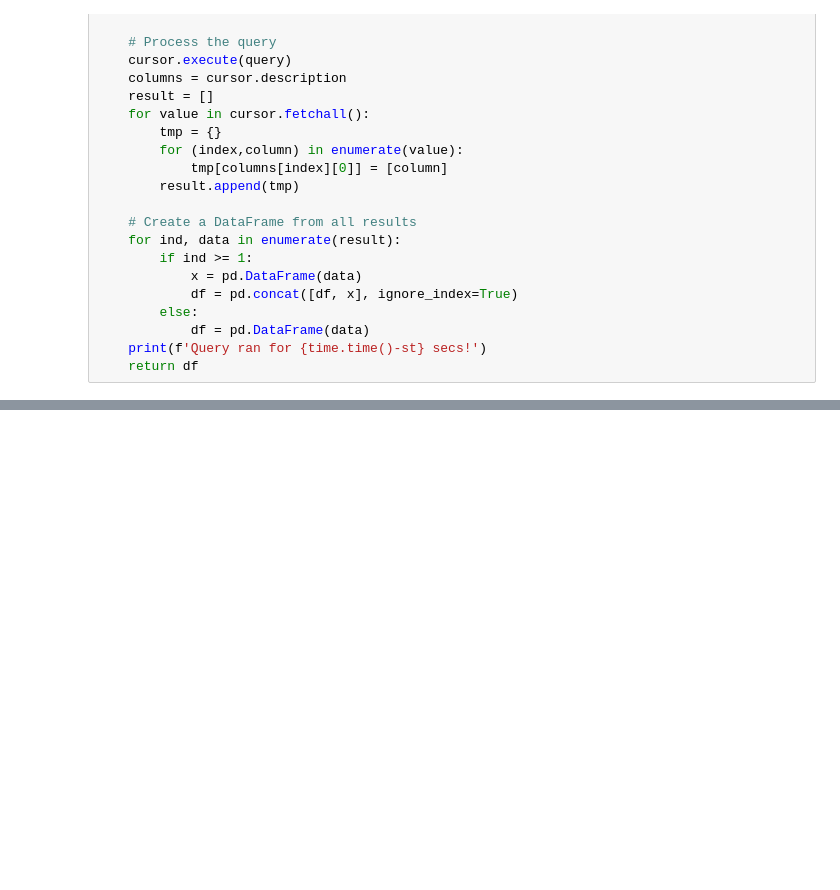
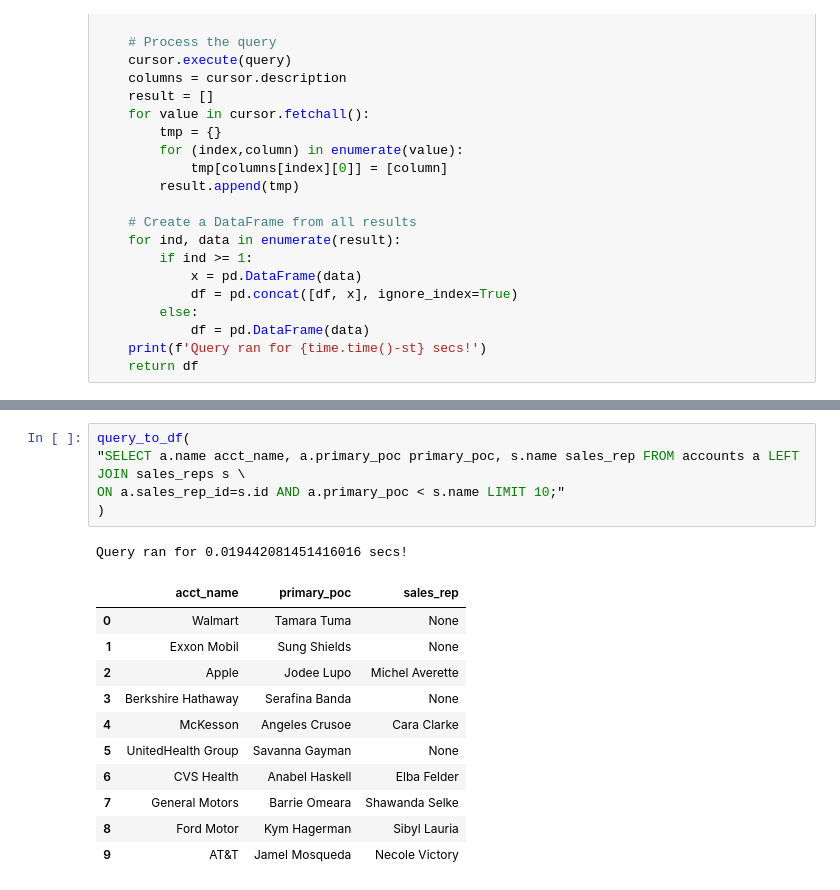
Before and after one commit to Lawrence-Krukrubo/SQL_for_Data_Science, a Jupyter notebook: sql_for_data_analysis8.ipynb, the cells around one changed output, grey strips where cells are left out. Saved outputs shown, nothing was run; the diff lists cells and outputs as text; blank space fills up the shorter version.

```diff
--- a/sql_for_data_analysis8.ipynb
+++ b/sql_for_data_analysis8.ipynb
@@ -246,0 +291,18 @@ Query ran for 0.154022216796875 secs!
+# %%
+query_to_df(
+"SELECT a.name acct_name, a.primary_poc primary_poc, s.name sales_rep FROM accounts a LEFT JOIN sales_reps s \
+ON a.sales_rep_id=s.id AND a.primary_poc < s.name LIMIT 10;"
+)
+# %% [output]
+Query ran for 0.019442081451416016 secs!
+|  | acct_name | primary_poc | sales_rep |
+| 0 | Walmart | Tamara Tuma | None |
+| 1 | Exxon Mobil | Sung Shields | None |
+| 2 | Apple | Jodee Lupo | Michel Averette |
+| 3 | Berkshire Hathaway | Serafina Banda | None |
+| 4 | McKesson | Angeles Crusoe | Cara Clarke |
+| 5 | UnitedHealth Group | Savanna Gayman | None |
+| 6 | CVS Health | Anabel Haskell | Elba Felder |
+| 7 | General Motors | Barrie Omeara | Shawanda Selke |
+| 8 | Ford Motor | Kym Hagerman | Sibyl Lauria |
+| 9 | AT&T | Jamel Mosqueda | Necole Victory |
```
Also changed, not shown: parts of 22 cells of this notebook, 1 other file.
